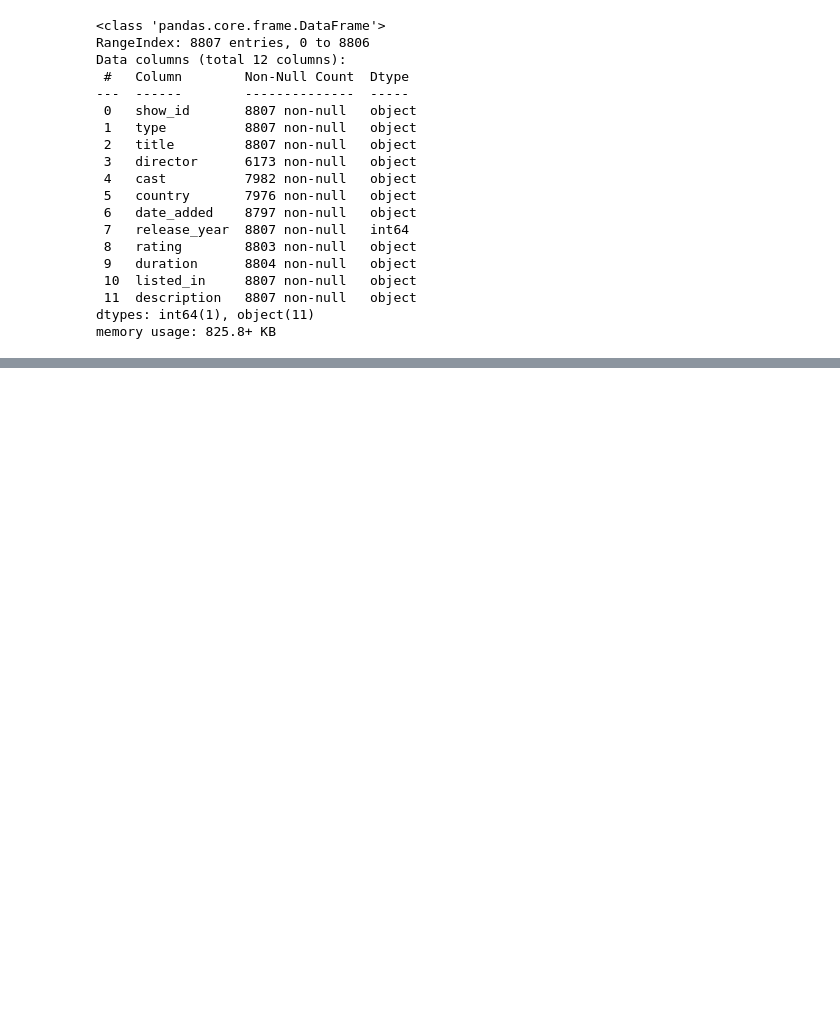
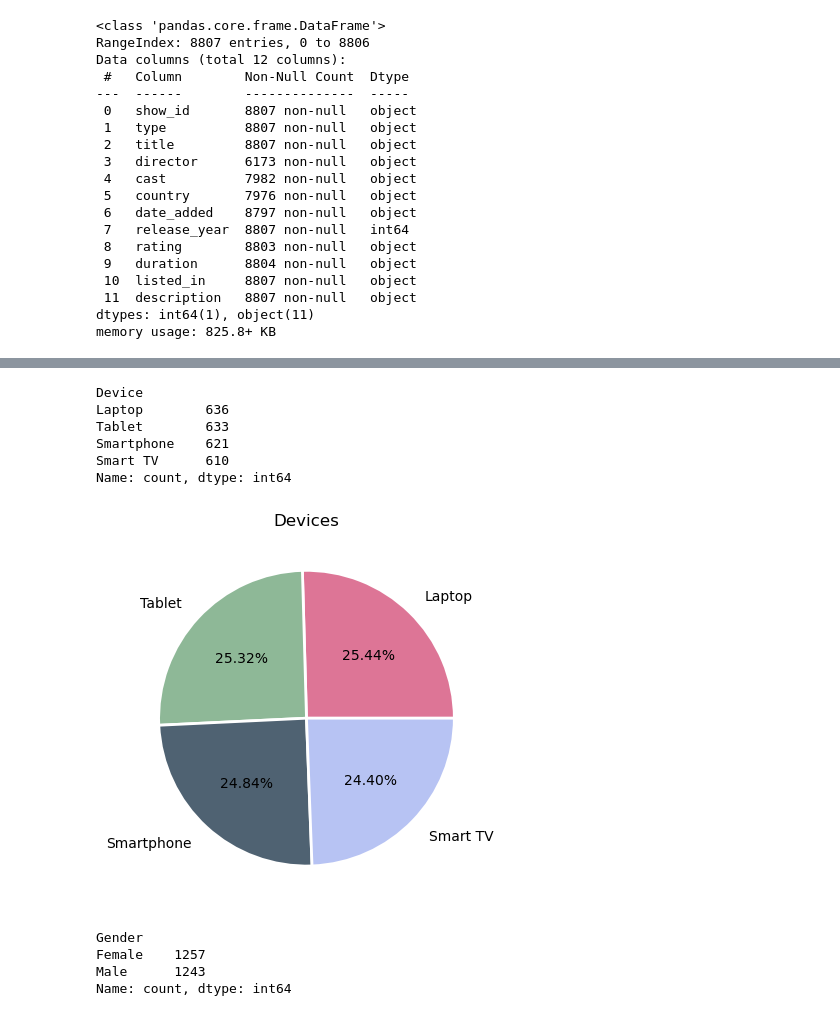
Before and after one commit to vkoledin/Project_3, a Jupyter notebook: starter_code.ipynb, the cells around one changed output, grey strips where cells are left out. Cells and saved outputs as stored; diff of their text form; code cells hidden in the pictures; blank space fills up the shorter version.

```diff
--- a/starter_code.ipynb
+++ b/starter_code.ipynb
@@ -67,0 +119,26 @@ df.head()
+# %%
+device=df_2["Device"].value_counts()
+device
+# %% [output]
+Device
+Laptop        636
+Tablet        633
+Smartphone    621
+Smart TV      610
+Name: count, dtype: int64
+# %%
+colors = ['#DD7596', '#8EB897','#4F6272', '#B7C3F3']
+
+plt.pie(device,labels=device.index,labeldistance=1.15, wedgeprops = { 'linewidth' : 2, 'edgecolor' : 'white' }, colors=colors, autopct='%0.2f%%')
+plt.title('Devices')
+plt.show()
+# %% [output]
+[figure, added]
+# %%
+gender=df_2["Gender"].value_counts()
+gender
+# %% [output]
+Gender
+Female    1257
+Male      1243
+Name: count, dtype: int64
```
Also changed, not shown: parts of 9 cells of this notebook, 2 other files.
